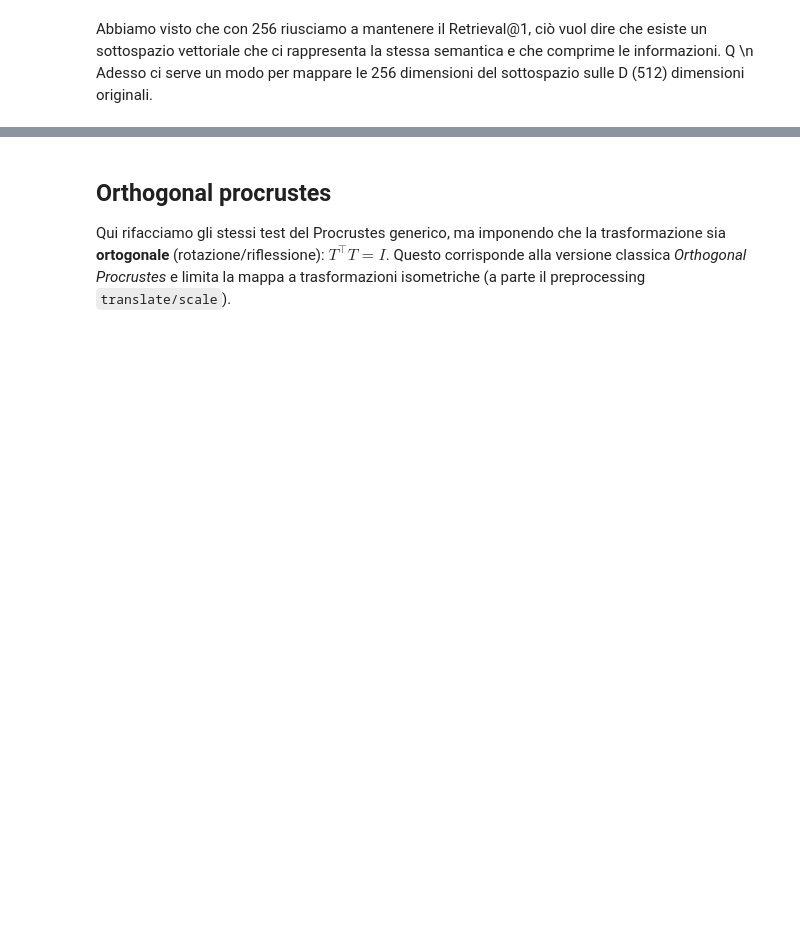
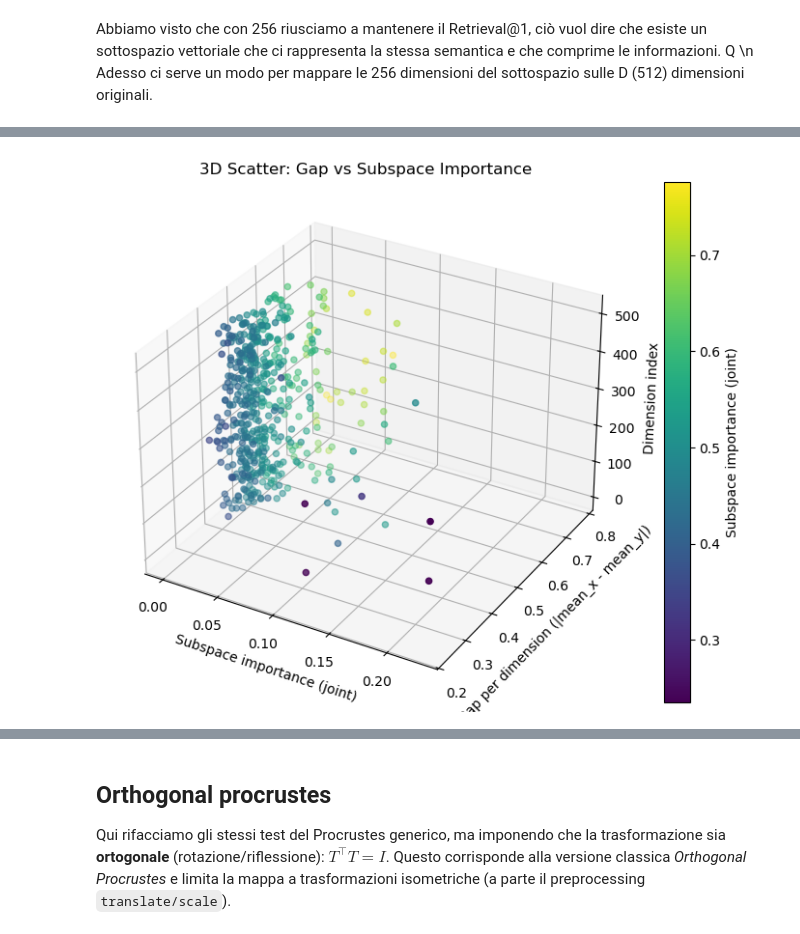
Before and after one commit to manu-kick/few_dims_drive_modalitygap, a Jupyter notebook: analysis/procrustes_clip.ipynb, the cells around one changed output, grey strips where cells are left out. Drawn from its saved outputs; the diff is of its cells as text; code cells hidden in the pictures; blank space fills up the shorter version.

```diff
--- a/analysis/procrustes_clip.ipynb
+++ b/analysis/procrustes_clip.ipynb
@@ -605,0 +802,20 @@ Gaps aligned : {'RMG': 0.7021187370438041, 'L2M': 0.08943210542201996, 'L2I': 0.
+# %%
+# Plot on a 3d scatter the gap_dim vs imp_joint and dim index, color by importance
+from mpl_toolkits.mplot3d import Axes3D
+def plot_gap_vs_importance_3d(gap_dim, imp_joint):
+    D = len(gap_dim)
+    dims = np.arange(D)
+
+    fig = plt.figure(figsize=(10, 7))
+    ax = fig.add_subplot(111, projection='3d')
+    sc = ax.scatter(gap_dim, imp_joint, dims, c=imp_joint, cmap='viridis', s=20)
+    plt.colorbar(sc, label='Subspace importance (joint)')
+    ax.set_zlabel('Dimension index')
+    ax.set_ylabel('Gap per dimension (|mean_x - mean_y|)')
+    ax.set_xlabel('Subspace importance (joint)')
+    ax.set_title('3D Scatter: Gap vs Subspace Importance')
+    plt.show()
+
+plot_gap_vs_importance_3d(analysis["gap_dim"], analysis["imp_joint"])
+# %% [output]
+[figure, added]
```
Also changed, not shown: parts of 44 cells of this notebook, 1 other file.
